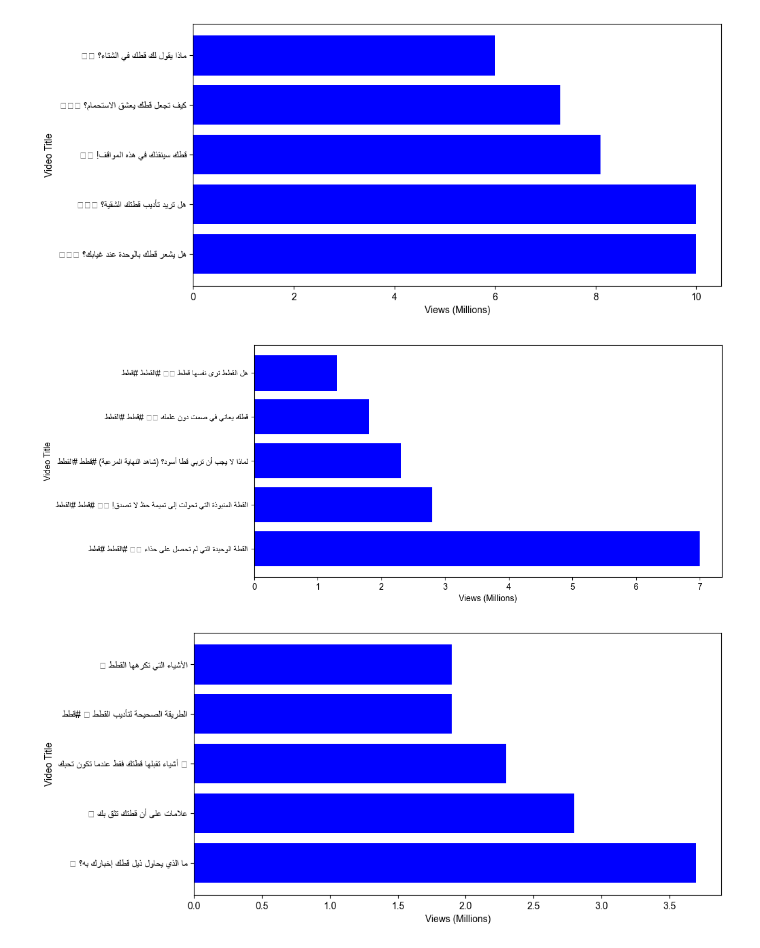
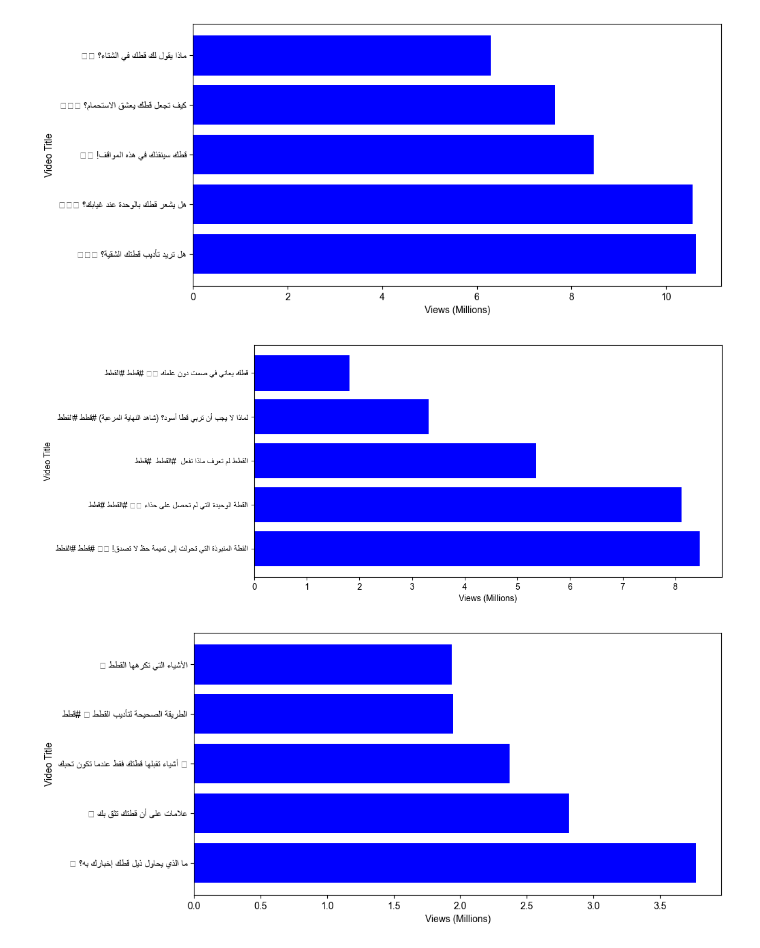
Before and after one commit to anas-elhilali/Youtube-faroun-analytics, a Jupyter notebook: notebook/Youtube_Niche_Data.ipynb, the cells around one changed output. Drawn from its saved outputs; the diff is of its cells as text; code cells hidden in the pictures.

Commit message:
changing dataset && adding Auto ai labeling for transcript && extra plots

```diff
--- a/notebook/Youtube_Niche_Data.ipynb
+++ b/notebook/Youtube_Niche_Data.ipynb
@@ -25,3 +29,7 @@ PetSmmile_data = pd.merge(PetSmmile_data_1 , PetSmmile_data_2 , on='Video_ID')
+# %%
+awalf_data = pd.read_csv("../data/niche_data/awalefofficial_transcription.csv")
+faroun_data = pd.read_csv("../data/niche_data/Faroun_cats_transcription.csv")
+PetSmmile_data = pd.read_csv("../data/niche_data/Smiling-Pet_transcription.csv")
 # %%
 def eda_data_niche(data):
     print("Data set Info")
@@ -72,13 +122,8 @@ None
 # %%
 def data_youtube_cleaning(data):
-    data.drop('Video_ID' ,axis = 1 , inplace = True)
-
-    if data is faroun_data :
-        data['Upload_Date'] = pd.to_datetime(data['Upload_Date'] , format='%Y%m%d')
-    if data is awalf_data or data is PetSmmile_data :
-        data['Duration'] = pd.to_timedelta('00:' + data['Duration'])
-        data['Duration'] = data['Duration'].dt.total_seconds().astype(int)
-        data = data.drop_duplicates()
+    data.drop('video_id' ,axis = 1 , inplace = True)
+    data['upload_date'] = pd.to_datetime(data['upload_date'] , format='%Y%m%d')
+    data = data.drop_duplicates()
     return data
 faroun_data = data_youtube_cleaning(faroun_data)
 awalf_data = data_youtube_cleaning(awalf_data)
@@ -122,25 +204,25 @@ None
 # %%
 import arabic_reshaper
 from bidi.algorithm import get_display
 def top_5_videos_performance(data):
-    data = data.nlargest(5 , 'Views')
-    data_views = data['Views']/1000000
+    data = data.nlargest(5 , 'view_count')
+    data_views = data['view_count']/1000000
     plt.figure(figsize=(10,5))
     plt.rcParams['font.family'] = 'Arial'
-    video_titles_rtl = [get_display(arabic_reshaper.reshape(title)) for title in data['Title']]
+    video_titles_rtl = [get_display(arabic_reshaper.reshape(title)) for title in data['title']]
 
     plt.barh(video_titles_rtl ,data_views , color='blue')
     plt.ylabel('Video Title')
     plt.xlabel('Views (Millions)')
     plt.show()
 
 top_5_videos_performance(awalf_data)
 top_5_videos_performance(faroun_data)
 top_5_videos_performance(PetSmmile_data)
 # %% [output]
-[figure, old version]
+[figure, new version]
-[figure, old version]
+[figure, new version]
-[figure, old version]
+[figure, new version]
 # %%
 """
    How many views every channel have
```
Also changed, not shown: parts of 19 cells of this notebook, 2 other files.
